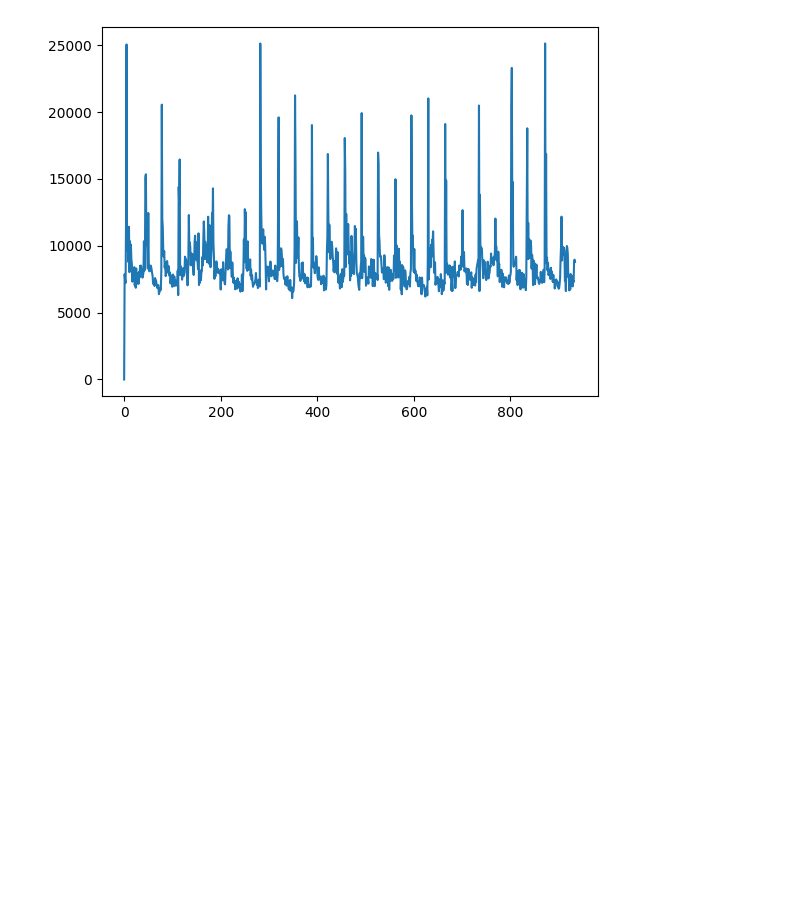
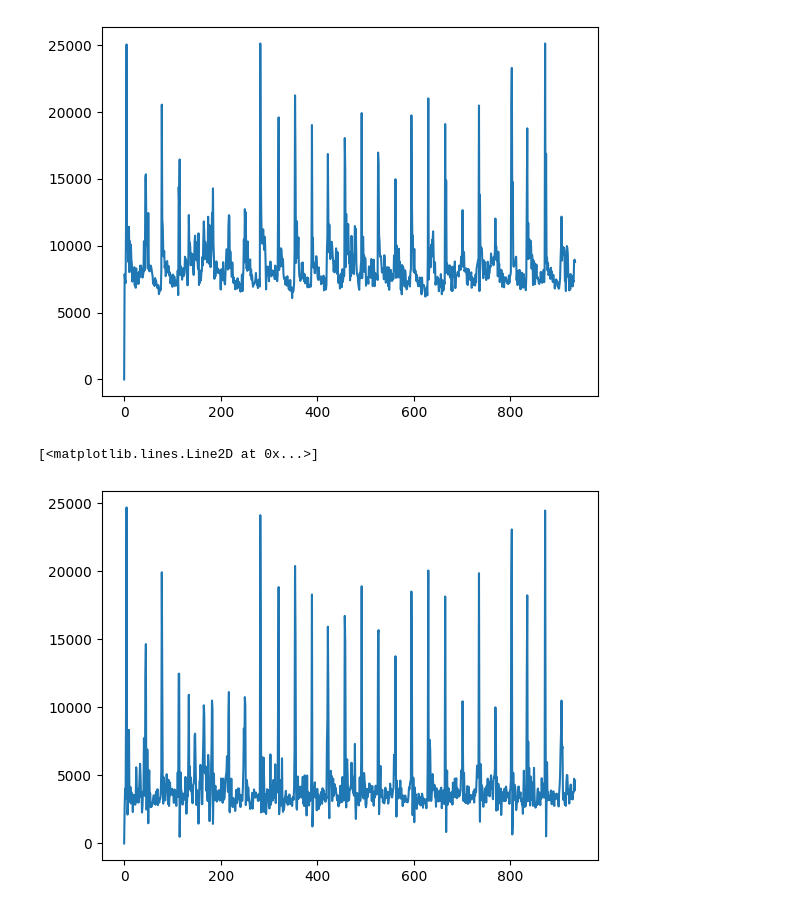
Before and after one commit to hwilt/CS372, a Jupyter notebook: Class_Exercises/Mar13/Rhythm.ipynb, the cells around one changed output. Drawn from its saved outputs; the diff is of its cells as text; code cells hidden in the pictures; blank space fills up the shorter version.

```diff
--- a/Class_Exercises/Mar13/Rhythm.ipynb
+++ b/Class_Exercises/Mar13/Rhythm.ipynb
@@ -117,3 +117,14 @@ plt.plot(diff)
 # %% [output]
 [<matplotlib.lines.Line2D at 0x...>]
 [figure]
+# %%
+diff = np.zeros(Sdb.shape[1]) # Make an array with as many elements as columns of Sdb
+for j in range(1, Sdb.shape[1]):
+    last_col = Sdb[:, j-1]
+    col = Sdb[:, j]
+    diff[j] = np.sum((col - last_col)*(col > last_col))
+
+plt.plot(diff)
+# %% [output]
+[<matplotlib.lines.Line2D at 0x...>]
+[figure, added]
```
Also changed, not shown: parts of 5 cells of this notebook.
